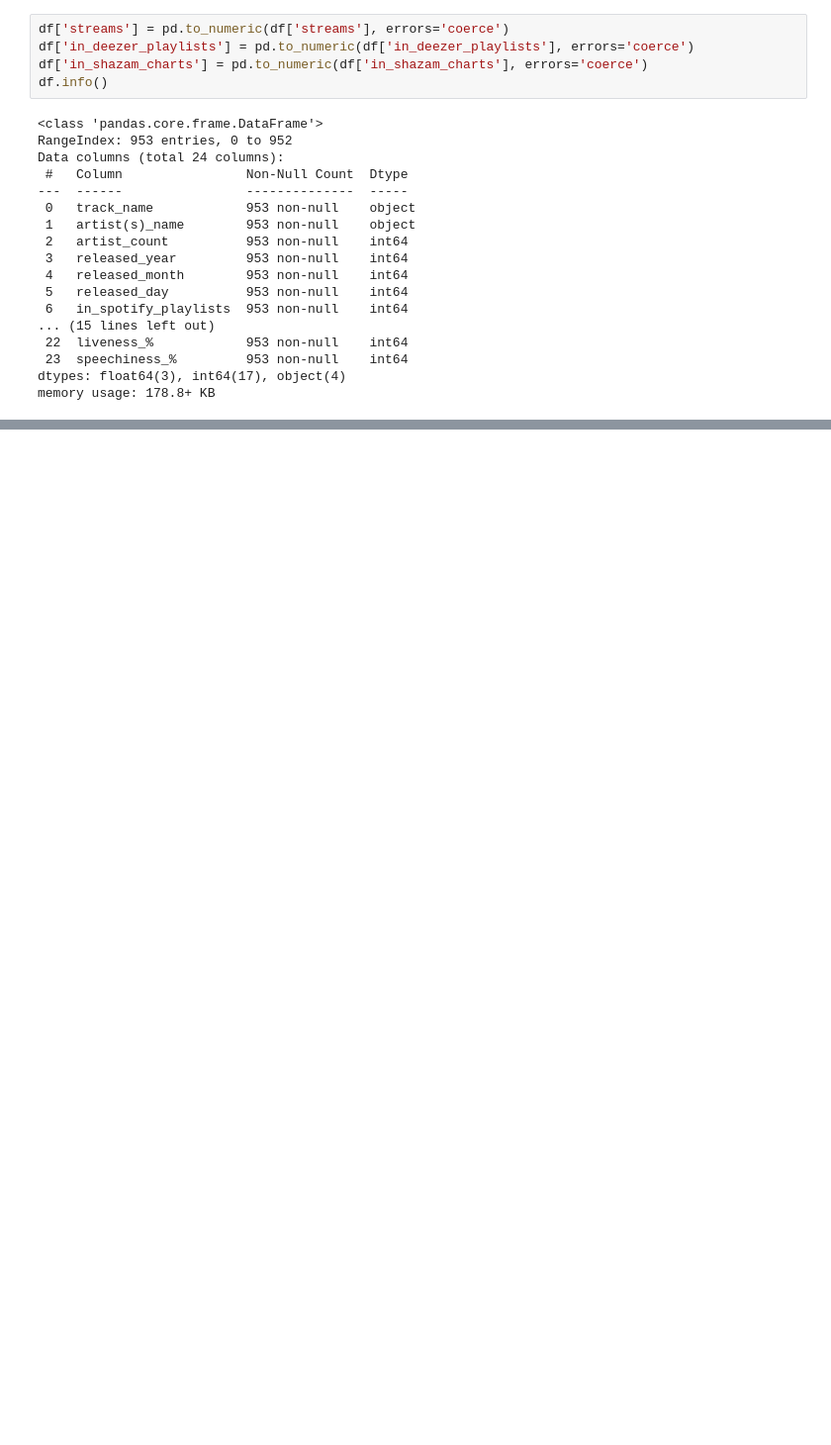
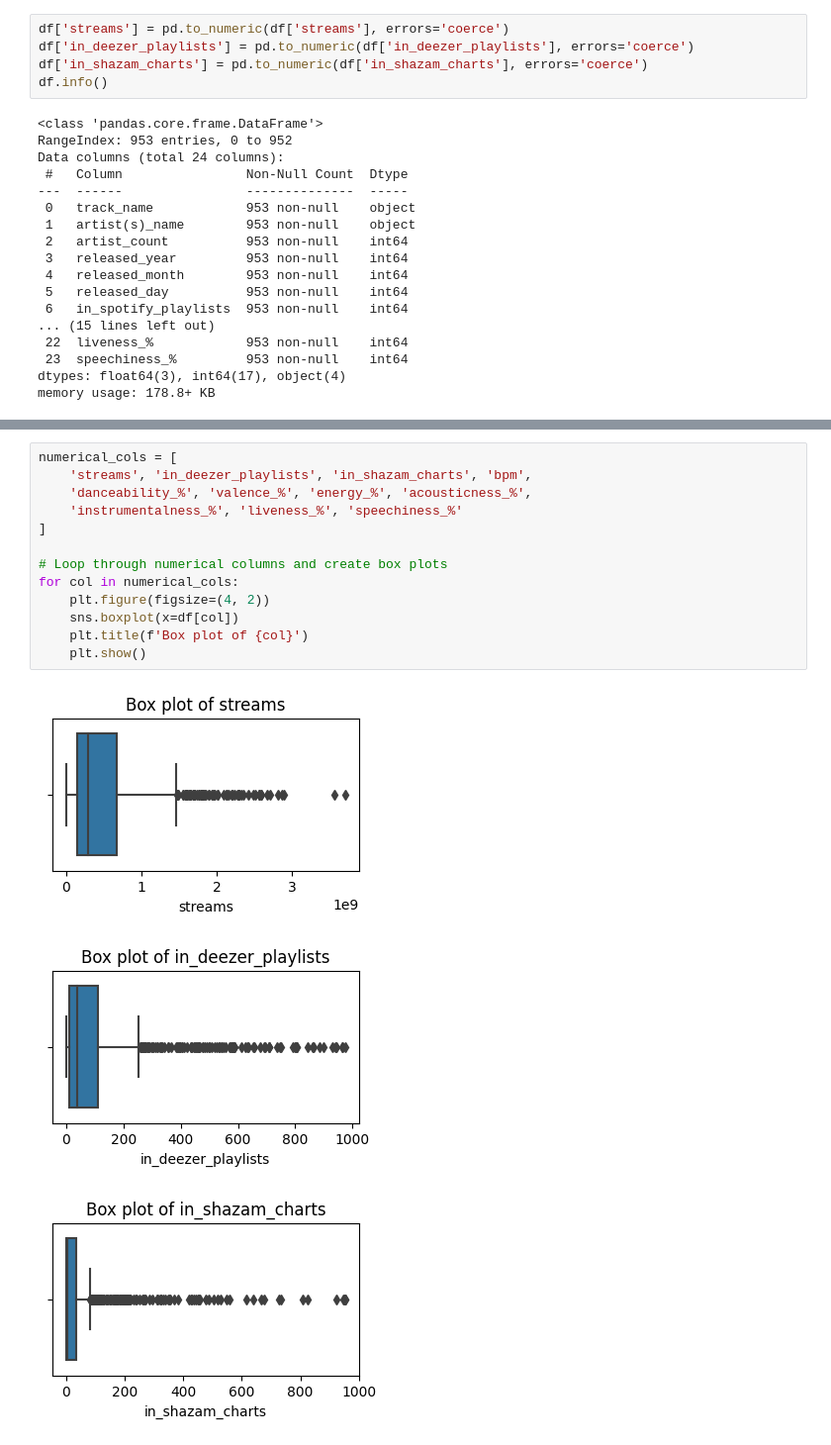
Before and after one commit to janaStani/CPA-MSSS, a Jupyter notebook: cross-platform-analysis.ipynb, the cells around one changed output, grey strips where cells are left out. Shown at 99% size. Cells and saved outputs as stored; diff of their text form; blank space fills up the shorter version.

```diff
--- a/cross-platform-analysis.ipynb
+++ b/cross-platform-analysis.ipynb
@@ -165,0 +182,17 @@ plt.show()
+# %%
+numerical_cols = [
+    'streams', 'in_deezer_playlists', 'in_shazam_charts', 'bpm',
+    'danceability_%', 'valence_%', 'energy_%', 'acousticness_%',
+    'instrumentalness_%', 'liveness_%', 'speechiness_%'
+]
+
+# Loop through numerical columns and create box plots
+for col in numerical_cols:
+    plt.figure(figsize=(4, 2))
+    sns.boxplot(x=df[col])
+    plt.title(f'Box plot of {col}')
+    plt.show()
+# %% [output]
+[figure, added]
+[figure, added]
+[figure, added]
```
Also changed, not shown: parts of 4 cells of this notebook.
